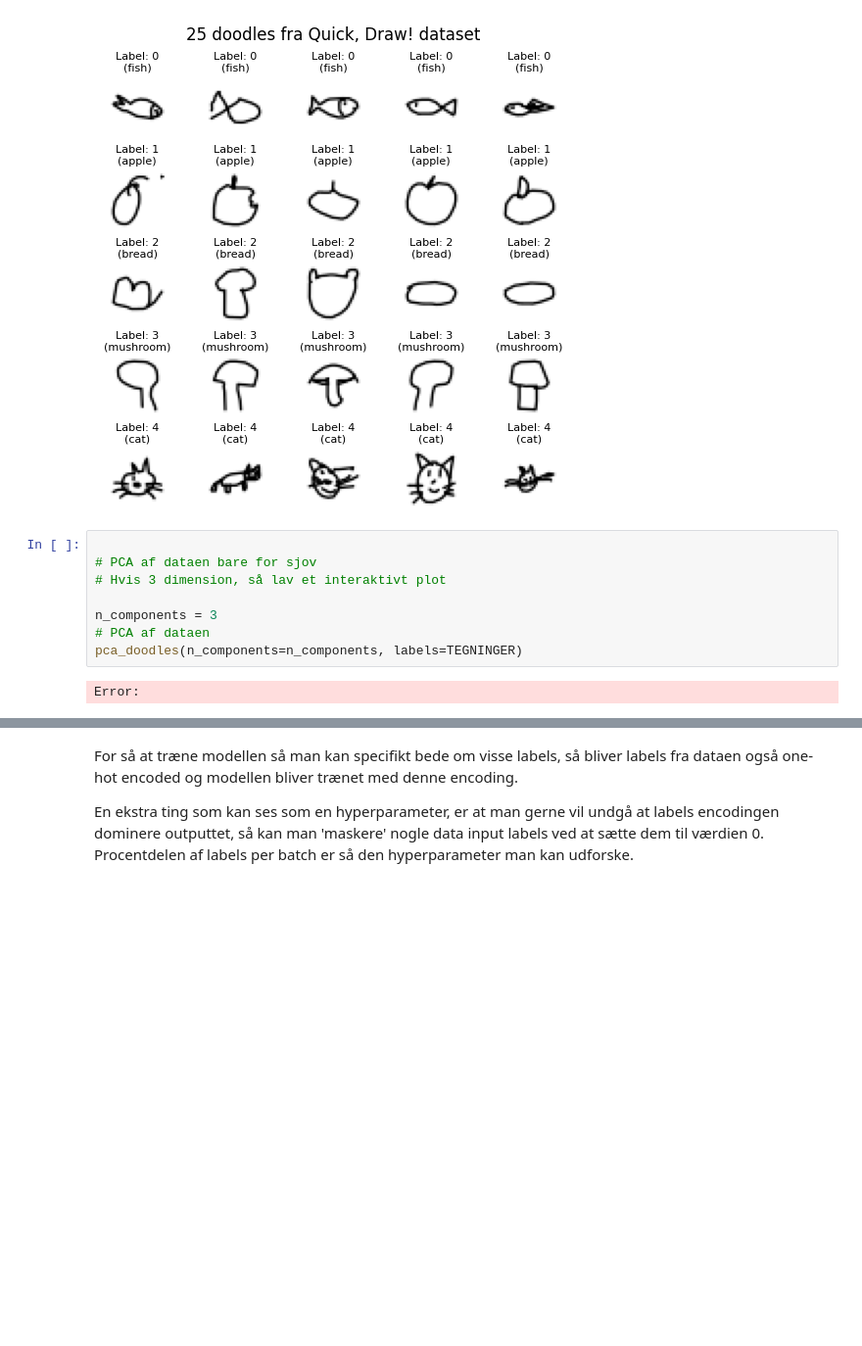
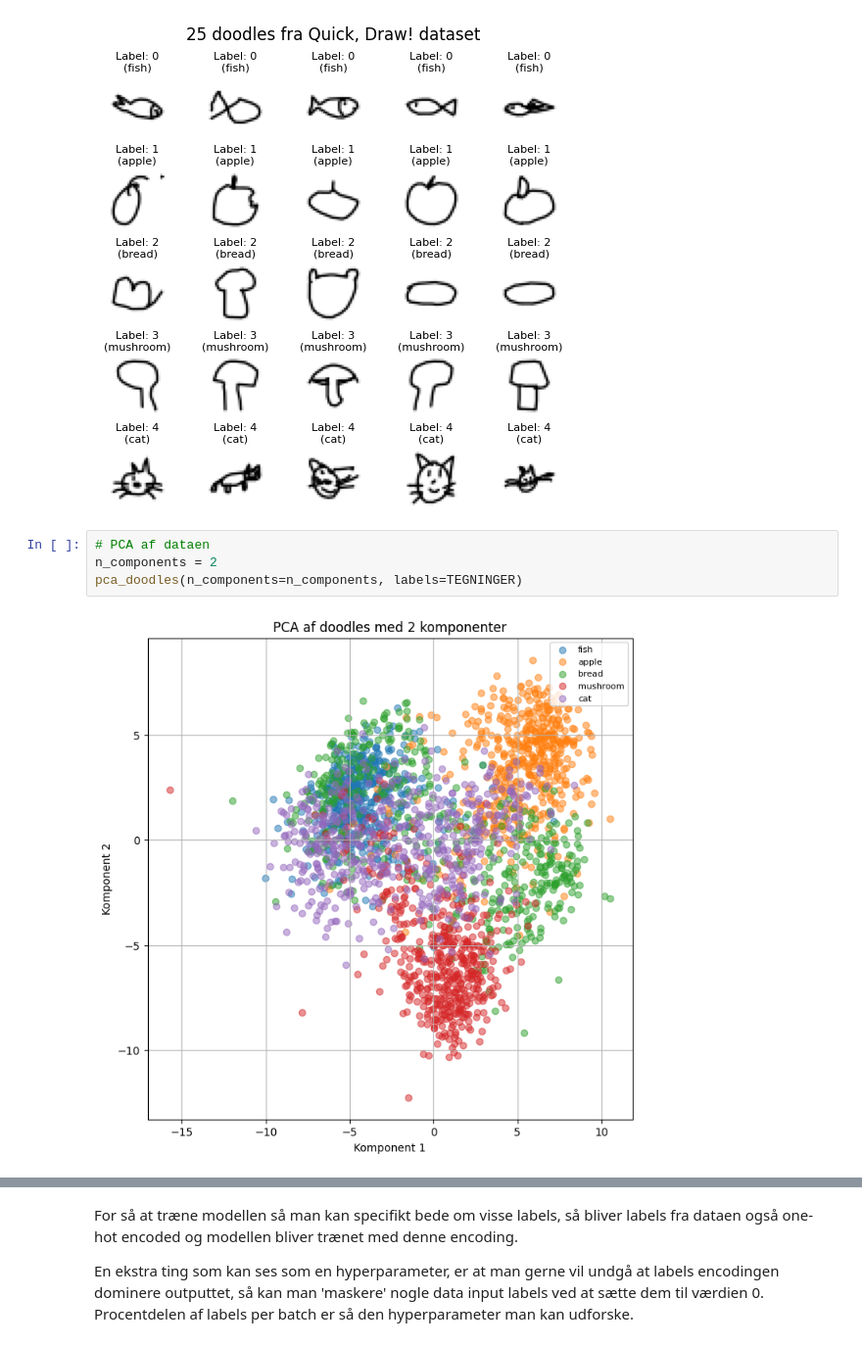
Before and after one commit to UNF-ML-Camp/ML-Camp-2025, a Jupyter notebook: konkurrence/diffusion_notebook.ipynb, the cells around one changed output, grey strips where cells are left out. Shown at 98% size. Cells and saved outputs as stored; diff of their text form; blank space fills up the shorter version.

```diff
--- a/konkurrence/diffusion_notebook.ipynb
+++ b/konkurrence/diffusion_notebook.ipynb
@@ -108,15 +106,11 @@ D = next(iter(training_dataset))[0].shape[2] # Rykker nok til et andet sted, men
 # %% [output]
 [figure]
 # %%
-
-# PCA af dataen bare for sjov
-# Hvis 3 dimension, så lav et interaktivt plot
-
-n_components = 3
 # PCA af dataen
+n_components = 2
 pca_doodles(n_components=n_components, labels=TEGNINGER)
 # %% [output]
-Error:
+[figure, added]
 # %% [markdown]
 # Model definition
 
```
Also changed, not shown: parts of 11 cells of this notebook, 6 other files.
